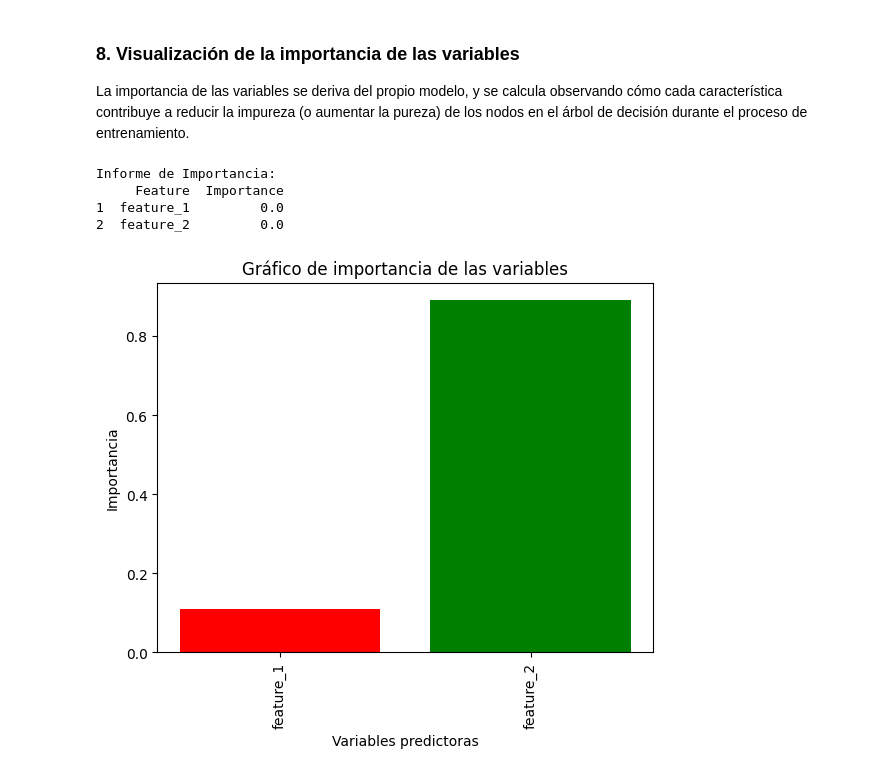
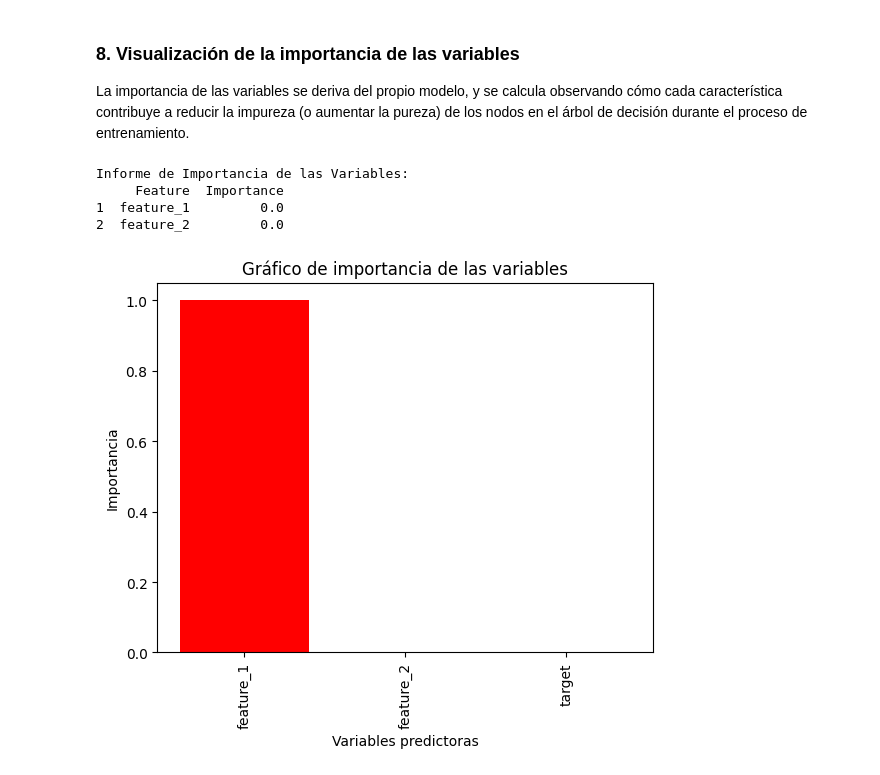
Before and after one commit to viorbe20/ai-machine-learning, a Jupyter notebook: decision-trees-exercises/ex01_decision_trees_classification_synthetic_data.ipynb, the cells around one changed output. Drawn from its saved outputs; the diff is of its cells as text; code cells hidden in the pictures.

```diff
--- a/decision-trees-exercises/ex01_decision_trees_classification_synthetic_data.ipynb
+++ b/decision-trees-exercises/ex01_decision_trees_classification_synthetic_data.ipynb
@@ -115,14 +115,14 @@ best_depth = 0
 
 for depth in depth_range:
     fold_accuracy = []
-    classifier = DecisionTreeClassifier(criterion='entropy', max_depth=depth, random_state=42)
+    model = DecisionTreeClassifier(criterion='entropy', max_depth=depth, random_state=42)
 
     for train_fold, test_fold in cv.split(train):
         f_train = df_classes.loc[train_fold] # Select rows for training group
         f_test = df_classes.loc[test_fold] # Select rows for test group
 
         # Model training
-        model = classifier.fit(X=f_train.drop(['target'], axis=1), y=f_train['target'])
+        model.fit(X=f_train.drop(['target'], axis=1), y=f_train['target'])
         y_pred = model.predict(X=f_test.drop(['target'], axis=1))
 
         # Evaluación del modelo
@@ -195,34 +195,35 @@ Image(graph[0].create_png())
 ### 8. Visualización de la importancia de las variables
 La importancia de las variables se deriva del propio modelo, y se calcula observando cómo cada característica contribuye a reducir la impureza (o aumentar la pureza) de los nodos en el árbol de decisión durante el proceso de entrenamiento.
 # %%
+# Get importance
 importances = model.feature_importances_
 
 # Create dataframe
 feature_importance_df = pd.DataFrame({'Feature': X_train.columns, 'Importance': importances})
 
 # Exclude column 'index' if exists
 if 'index' in feature_importance_df['Feature'].values:
     feature_importance_df = feature_importance_df[feature_importance_df['Feature'] != 'index']
 
 # Order by importance
 feature_importance_df = feature_importance_df.sort_values(by='Importance', ascending=False)
 
-print("Informe de Importancia:")
+print("Informe de Importancia de las Variables:")
 print(feature_importance_df)
 
 # Gráfico de importancia de las variables
-feature_names = df_classes.columns[:-1]
-feature_importances = classifier.feature_importances_
+feature_names = df_classes.columns[:]
+feature_importances = model.feature_importances_
 colors = ['red', 'green', 'blue', 'orange', 'purple']
 plt.bar(feature_names, feature_importances, color=colors)
 plt.xticks(rotation=90)
 plt.xlabel('Variables predictoras')
 plt.ylabel('Importancia')
 plt.title('Gráfico de importancia de las variables')
 plt.show()
 # %% [output]
-Informe de Importancia:
+Informe de Importancia de las Variables:
      Feature  Importance
 1  feature_1         0.0
 2  feature_2         0.0
-[figure, old version]
+[figure, new version]
```
Also changed, not shown: parts of 2 cells of this notebook, 1 other file.
